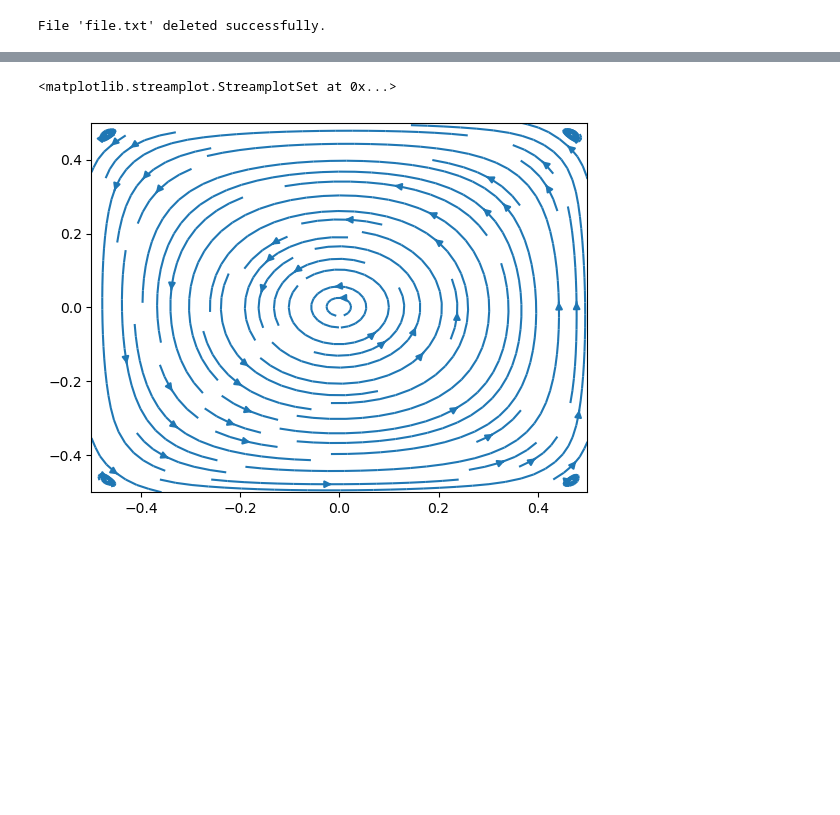
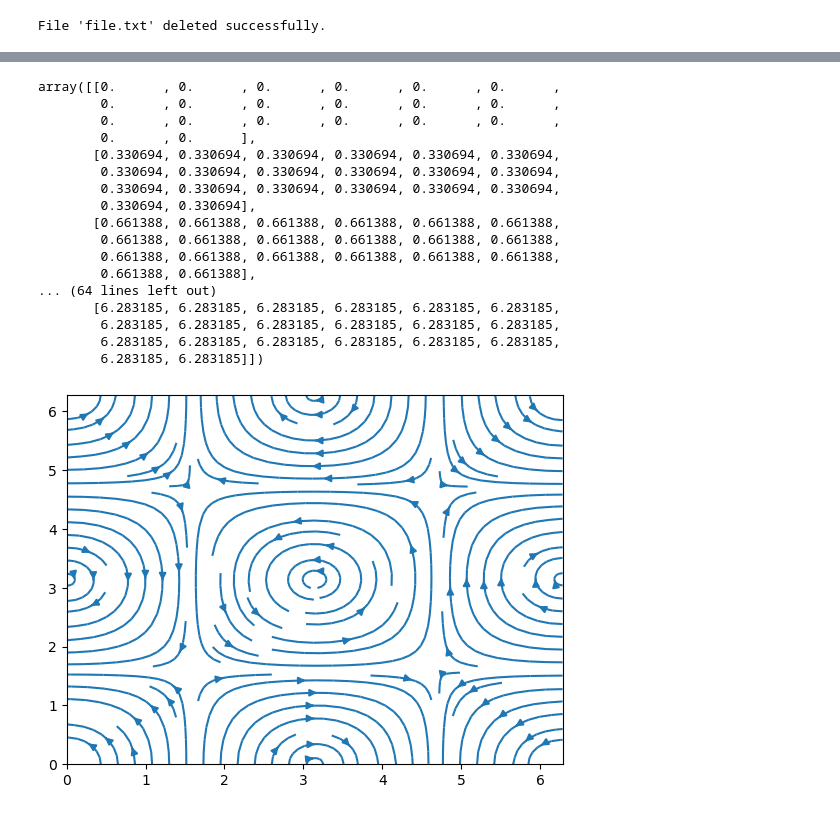
Before and after one commit to mksreed/Fortran, a Jupyter notebook: quiverplot.ipynb, the cells around one changed output, grey strips where cells are left out. Saved outputs shown, nothing was run; the diff lists cells and outputs as text; code cells hidden in the pictures; blank space fills up the shorter version.

```diff
--- a/quiverplot.ipynb
+++ b/quiverplot.ipynb
@@ -49,17 +65,36 @@ plt.show()
 # %%
+nx=20
+ny=20
 XX=df['x'].to_numpy()
-XXX=XX.reshape(51,51)
+XXX=XX.reshape(nx,ny)
 YY=df['y'].to_numpy()
-YYY=YY.reshape(51,51)
+YYY=YY.reshape(nx,ny)
 UU=df['u'].to_numpy()
-UUU=UU.reshape(51,51)
+UUU=UU.reshape(nx,ny)
 VV=df['v'].to_numpy()
-VVV=VV.reshape(51,51)
+VVV=VV.reshape(nx,ny)
 speed = np.sqrt(UU**2 + VV**2)
 plt.streamplot(XXX, YYY, UUU, VVV)
+YYY[:,:]
 # %% [output]
-<matplotlib.streamplot.StreamplotSet at 0x...>
+array([[0.      , 0.      , 0.      , 0.      , 0.      , 0.      ,
+        0.      , 0.      , 0.      , 0.      , 0.      , 0.      ,
+        0.      , 0.      , 0.      , 0.      , 0.      , 0.      ,
+        0.      , 0.      ],
+       [0.330694, 0.330694, 0.330694, 0.330694, 0.330694, 0.330694,
+        0.330694, 0.330694, 0.330694, 0.330694, 0.330694, 0.330694,
+        0.330694, 0.330694, 0.330694, 0.330694, 0.330694, 0.330694,
+        0.330694, 0.330694],
+       [0.661388, 0.661388, 0.661388, 0.661388, 0.661388, 0.661388,
+        0.661388, 0.661388, 0.661388, 0.661388, 0.661388, 0.661388,
+        0.661388, 0.661388, 0.661388, 0.661388, 0.661388, 0.661388,
+        0.661388, 0.661388],
+... (64 lines left out)
+       [6.283185, 6.283185, 6.283185, 6.283185, 6.283185, 6.283185,
+        6.283185, 6.283185, 6.283185, 6.283185, 6.283185, 6.283185,
+        6.283185, 6.283185, 6.283185, 6.283185, 6.283185, 6.283185,
+        6.283185, 6.283185]])
-[figure, old version]
+[figure, new version]
 # %%
 X = np.arange(-10, 10, 1)
 Y = np.arange(-10, 10, 1)
```
Also changed, not shown: parts of 4 cells of this notebook, 1 other file.
